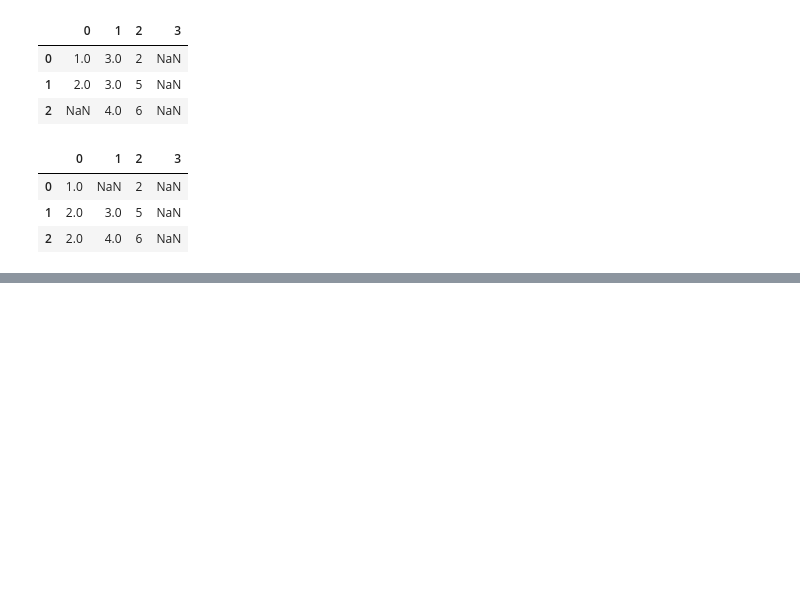
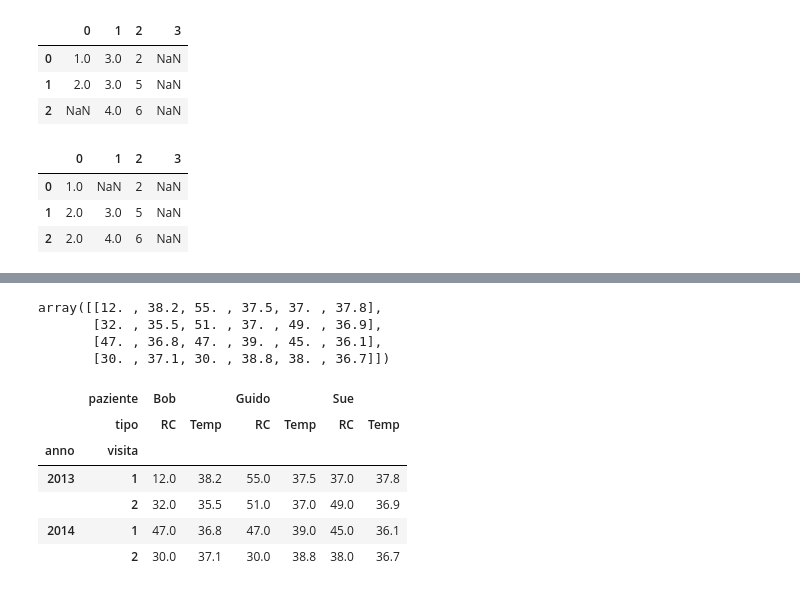
Before and after one commit to ricdip/jupyter_notebooks, a Jupyter notebook: data_science/pandas.ipynb, the cells around one changed output, grey strips where cells are left out. Cells and saved outputs as stored; diff of their text form; code cells hidden in the pictures; blank space fills up the shorter version.

```diff
--- a/data_science/pandas.ipynb
+++ b/data_science/pandas.ipynb
@@ -437,0 +516,7 @@ df.fillna(method='ffill')
+# %%
+indici_righe = pd.MultiIndex.from_product([[2013,2014],[1,2]], names=['anno','visita'])
+indici_colonne = pd.MultiIndex.from_product([['Bob', 'Guido', 'Sue'], ['RC', 'Temp']],
+                                            names =['paziente', 'tipo'])
+data=np.round(np.random.randn(4,6), 1)
+data [: , ::2] *= 10
+data += 37
@@ -437,0 +541,18 @@ df.fillna(method='ffill')
+# %%
+data
+# %% [output]
+array([[12. , 38.2, 55. , 37.5, 37. , 37.8],
+       [32. , 35.5, 51. , 37. , 49. , 36.9],
+       [47. , 36.8, 47. , 39. , 45. , 36.1],
+       [30. , 37.1, 30. , 38.8, 38. , 36.7]])
+# %%
+dati_salute = pd.DataFrame(data, index=indici_righe, columns=indici_colonne)
+dati_salute
+# %% [output]
+|  | paziente | Bob |  | Guido |  | Sue |  |
+|  | tipo | RC | Temp | RC | Temp | RC | Temp |
+| anno | visita |  |  |  |  |  |  |
+| 2013 | 1 | 12.0 | 38.2 | 55.0 | 37.5 | 37.0 | 37.8 |
+|  | 2 | 32.0 | 35.5 | 51.0 | 37.0 | 49.0 | 36.9 |
+| 2014 | 1 | 47.0 | 36.8 | 47.0 | 39.0 | 45.0 | 36.1 |
+|  | 2 | 30.0 | 37.1 | 30.0 | 38.8 | 38.0 | 36.7 |
```
Also changed, not shown: parts of 22 cells of this notebook.
